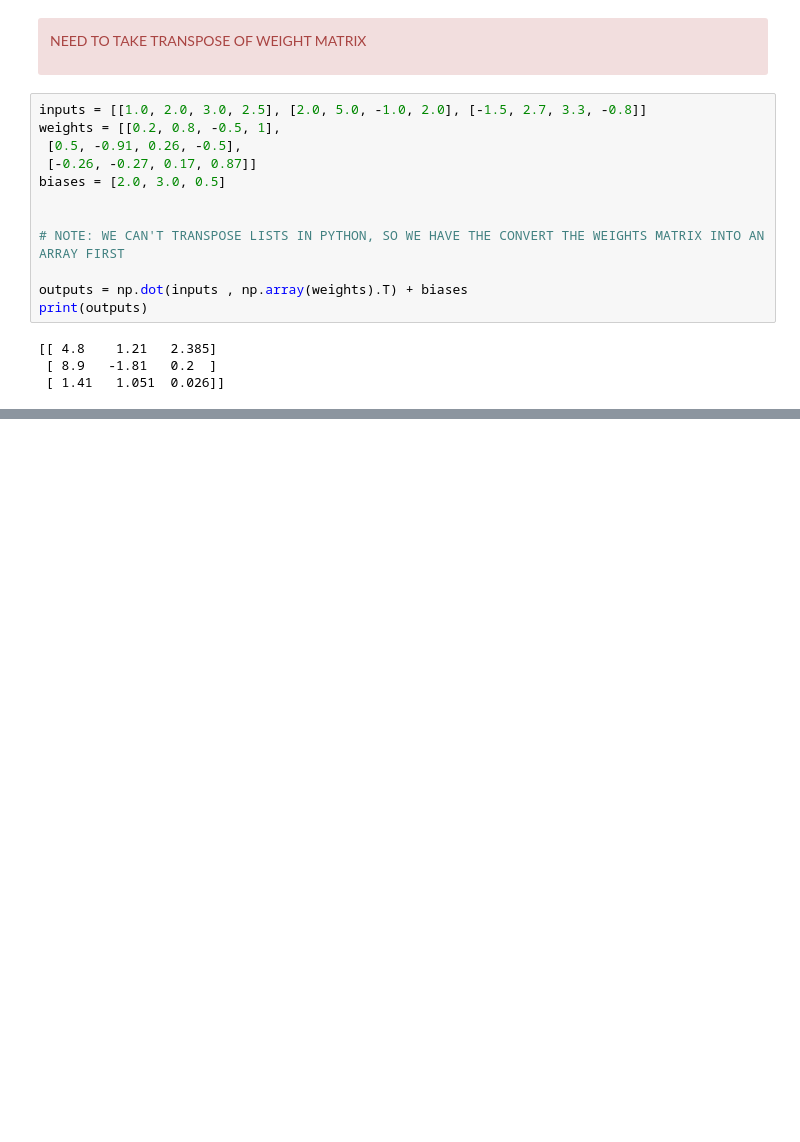
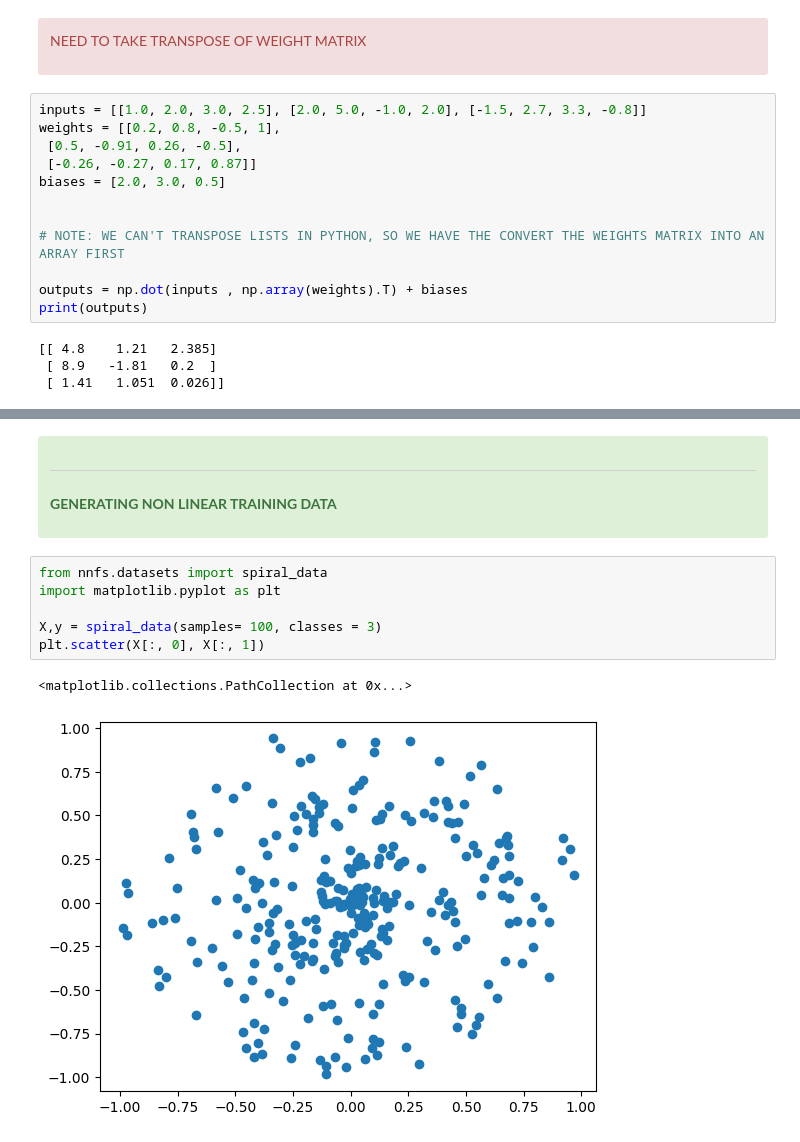
Before and after one commit to SouvikGhorui/Neural-Networks-from-scratch, a Jupyter notebook: build_neuron.ipynb, the cells around one changed output, grey strips where cells are left out. Saved outputs shown, nothing was run; the diff lists cells and outputs as text; blank space fills up the shorter version.

Commit message:
feat: implement multi-layer neural network with batch processing and non-linear data visualization

```diff
--- a/build_neuron.ipynb
+++ b/build_neuron.ipynb
@@ -150,0 +193,17 @@ print(outputs)
+# %% [markdown]
+<div class="alert alert-block alert-success">
+
+---
+
+
+<b>GENERATING NON LINEAR TRAINING DATA</b>
+</div>
+# %%
+from nnfs.datasets import spiral_data
+import matplotlib.pyplot as plt
+
+X,y = spiral_data(samples= 100, classes = 3)
+plt.scatter(X[:, 0], X[:, 1])
+# %% [output]
+<matplotlib.collections.PathCollection at 0x...>
+[figure, added]
```
Also changed, not shown: parts of 8 cells of this notebook, 1 other file.
